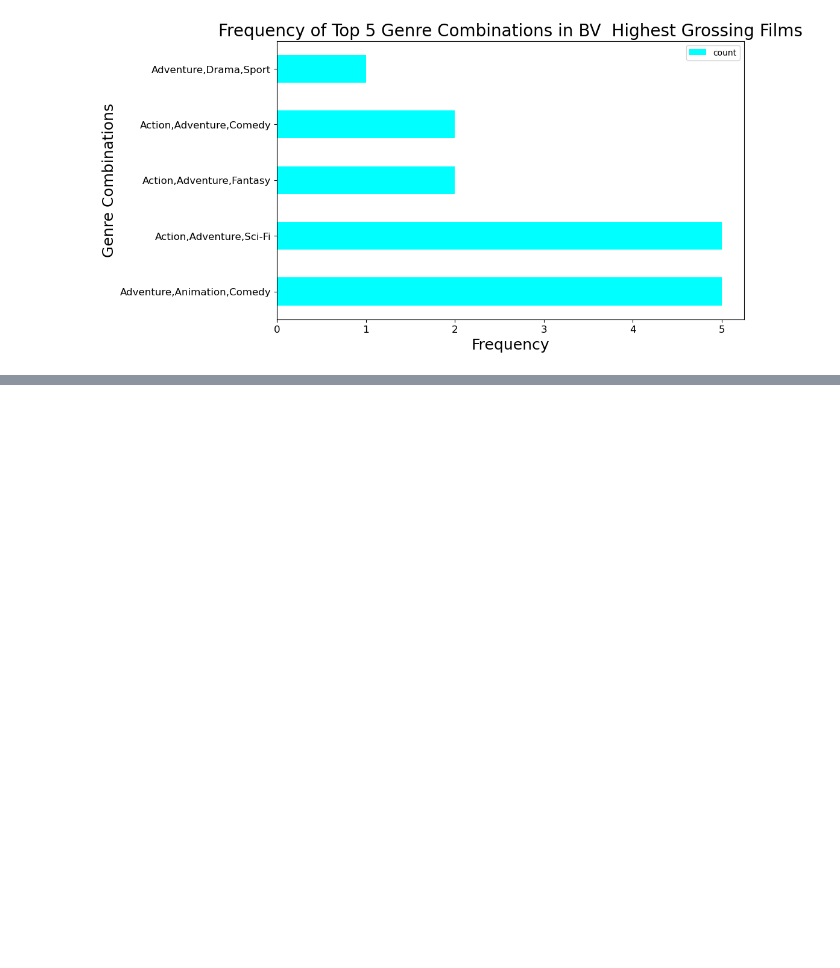
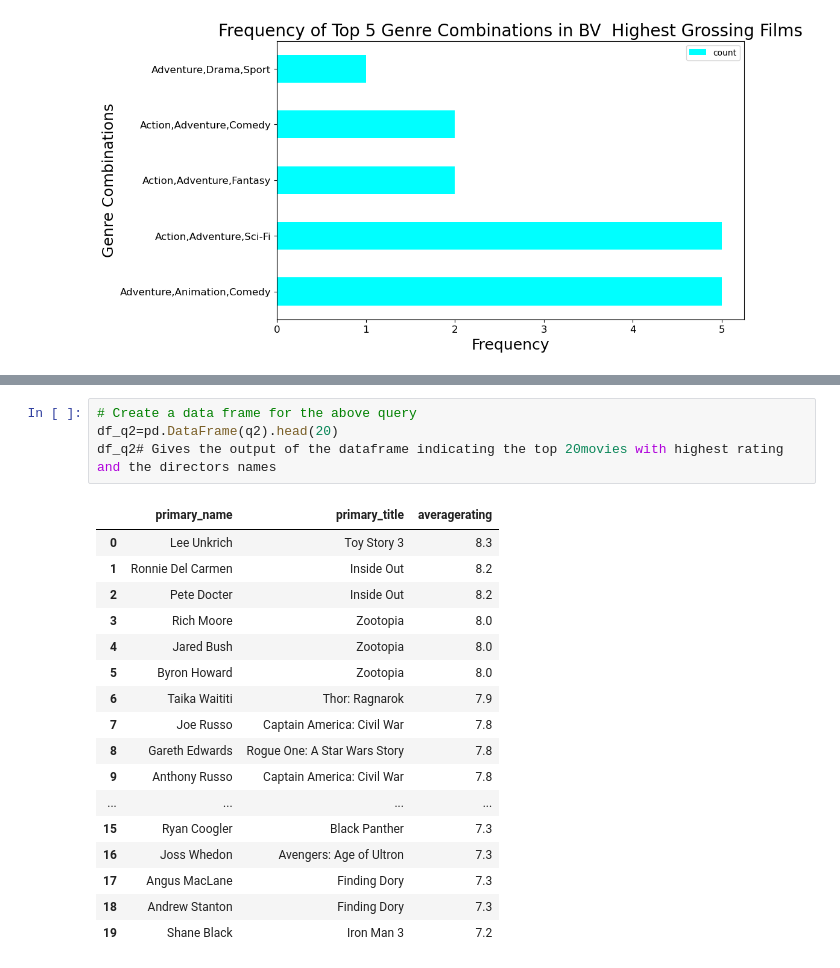
Before and after one commit to sophline/MICROSOFT-MOVIE-STUDIO-PROJECT, a Jupyter notebook: student.ipynb, the cells around one changed output, grey strips where cells are left out. Cells and saved outputs as stored; diff of their text form; blank space fills up the shorter version.

```diff
--- a/student.ipynb
+++ b/student.ipynb
@@ -439,0 +501,22 @@ Text(0.5, 1.0, 'Frequency of Top 5 Genre Combinations in BV  Highest Grossing Fi
+# %%
+# Create a data frame for the above query
+df_q2=pd.DataFrame(q2).head(20)
+df_q2# Gives the output of the dataframe indicating the top 20movies with highest rating and the directors names
+# %% [output]
+|  | primary_name | primary_title | averagerating |
+| 0 | Lee Unkrich | Toy Story 3 | 8.3 |
+| 1 | Ronnie Del Carmen | Inside Out | 8.2 |
+| 2 | Pete Docter | Inside Out | 8.2 |
+| 3 | Rich Moore | Zootopia | 8.0 |
+| 4 | Jared Bush | Zootopia | 8.0 |
+| 5 | Byron Howard | Zootopia | 8.0 |
+| 6 | Taika Waititi | Thor: Ragnarok | 7.9 |
+| 7 | Joe Russo | Captain America: Civil War | 7.8 |
+| 8 | Gareth Edwards | Rogue One: A Star Wars Story | 7.8 |
+| 9 | Anthony Russo | Captain America: Civil War | 7.8 |
+| ... | ... | ... | ... |
+| 15 | Ryan Coogler | Black Panther | 7.3 |
+| 16 | Joss Whedon | Avengers: Age of Ultron | 7.3 |
+| 17 | Angus MacLane | Finding Dory | 7.3 |
+| 18 | Andrew Stanton | Finding Dory | 7.3 |
+| 19 | Shane Black | Iron Man 3 | 7.2 |
```
Also changed, not shown: parts of 14 cells of this notebook.
